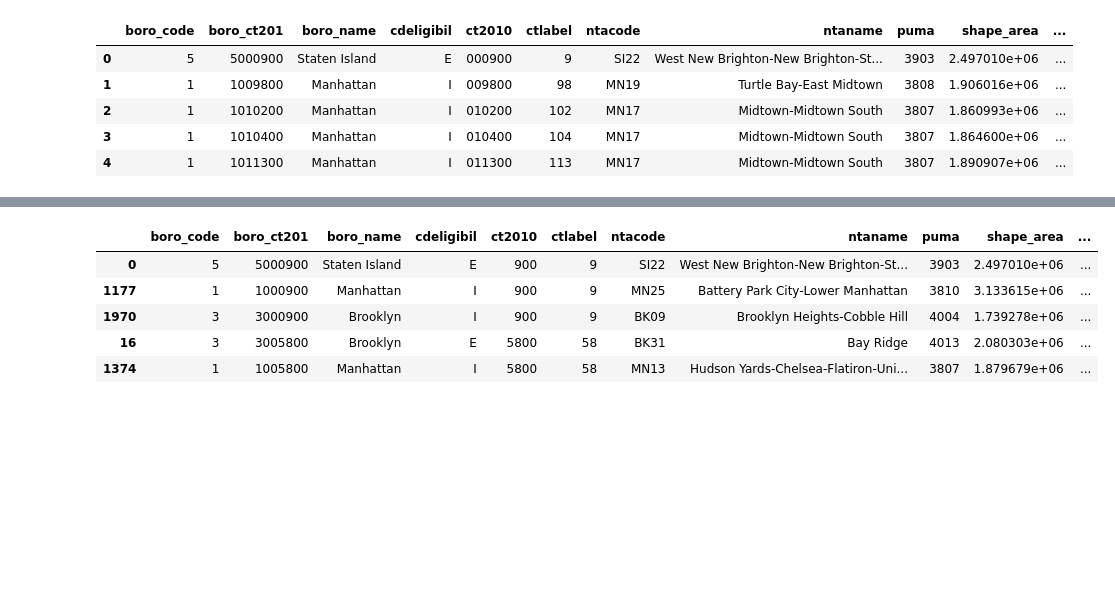
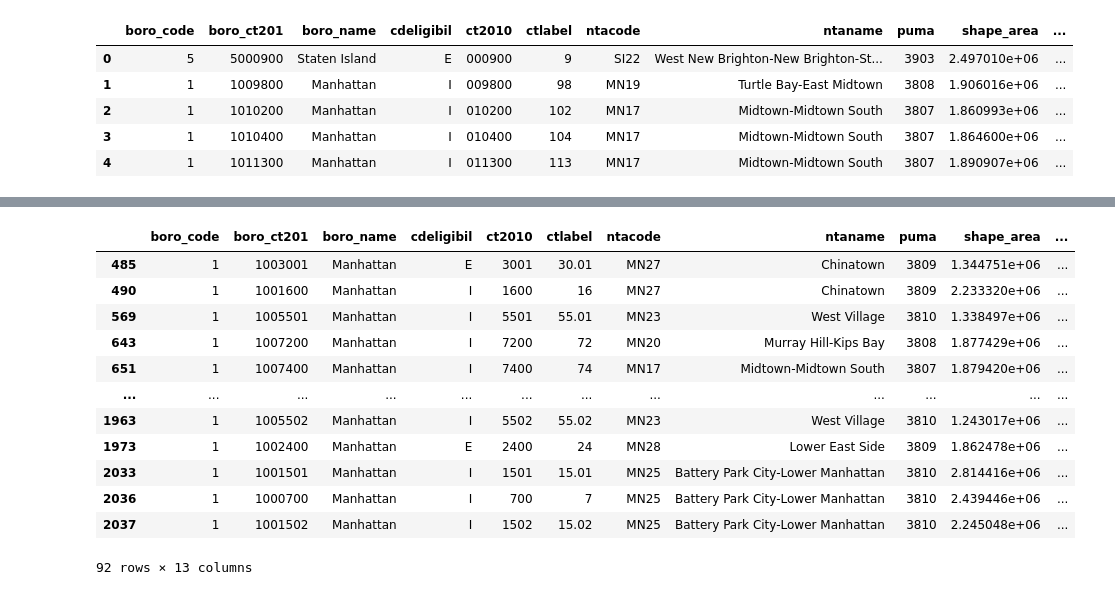
Before and after one commit to clyman23/spoke, a Jupyter notebook: notebooks/maxdumas/average_danger_by_cta.ipynb, the cells around one changed output, grey strips where cells are left out. Saved outputs shown, nothing was run; the diff lists cells and outputs as text; code cells hidden in the pictures; blank space fills up the shorter version.

```diff
--- a/notebooks/maxdumas/average_danger_by_cta.ipynb
+++ b/notebooks/maxdumas/average_danger_by_cta.ipynb
@@ -46,12 +80,19 @@ danger_by_tract_df.head()
 # %%
 tract_gdf['ct2010'] = tract_gdf['ct2010'].apply(int)
-tract_danger_gdf = tract_gdf.merge(danger_by_tract_df, how='inner', left_on='ct2010', right_index=True)
-tract_danger_gdf.head()
+tract_danger_gdf = tract_gdf.query('boro_code == "1"').merge(danger_by_tract_df, how='inner', left_on='ct2010', right_index=True)
+tract_danger_gdf
 # %% [output]
 |  | boro_code | boro_ct201 | boro_name | cdeligibil | ct2010 | ctlabel | ntacode | ntaname | puma | shape_area | ... |
-| 0 | 5 | 5000900 | Staten Island | E | 900 | 9 | SI22 | West New Brighton-New Brighton-St... | 3903 | 2.497010e+06 | ... |
-| 1177 | 1 | 1000900 | Manhattan | I | 900 | 9 | MN25 | Battery Park City-Lower Manhattan | 3810 | 3.133615e+06 | ... |
-| 1970 | 3 | 3000900 | Brooklyn | I | 900 | 9 | BK09 | Brooklyn Heights-Cobble Hill | 4004 | 1.739278e+06 | ... |
-| 16 | 3 | 3005800 | Brooklyn | E | 5800 | 58 | BK31 | Bay Ridge | 4013 | 2.080303e+06 | ... |
-| 1374 | 1 | 1005800 | Manhattan | I | 5800 | 58 | MN13 | Hudson Yards-Chelsea-Flatiron-Uni... | 3807 | 1.879679e+06 | ... |
+| 485 | 1 | 1003001 | Manhattan | E | 3001 | 30.01 | MN27 | Chinatown | 3809 | 1.344751e+06 | ... |
+| 490 | 1 | 1001600 | Manhattan | I | 1600 | 16 | MN27 | Chinatown | 3809 | 2.233320e+06 | ... |
+| 569 | 1 | 1005501 | Manhattan | I | 5501 | 55.01 | MN23 | West Village | 3810 | 1.338497e+06 | ... |
+| 643 | 1 | 1007200 | Manhattan | I | 7200 | 72 | MN20 | Murray Hill-Kips Bay | 3808 | 1.877429e+06 | ... |
+| 651 | 1 | 1007400 | Manhattan | I | 7400 | 74 | MN17 | Midtown-Midtown South | 3807 | 1.879420e+06 | ... |
+| ... | ... | ... | ... | ... | ... | ... | ... | ... | ... | ... | ... |
+| 1963 | 1 | 1005502 | Manhattan | I | 5502 | 55.02 | MN23 | West Village | 3810 | 1.243017e+06 | ... |
+| 1973 | 1 | 1002400 | Manhattan | E | 2400 | 24 | MN28 | Lower East Side | 3809 | 1.862478e+06 | ... |
+| 2033 | 1 | 1001501 | Manhattan | I | 1501 | 15.01 | MN25 | Battery Park City-Lower Manhattan | 3810 | 2.814416e+06 | ... |
+| 2036 | 1 | 1000700 | Manhattan | I | 700 | 7 | MN25 | Battery Park City-Lower Manhattan | 3810 | 2.439446e+06 | ... |
+| 2037 | 1 | 1001502 | Manhattan | I | 1502 | 15.02 | MN25 | Battery Park City-Lower Manhattan | 3810 | 2.245048e+06 | ... |
+92 rows × 13 columns
 # %%
```
Also changed, not shown: parts of 4 cells of this notebook.
